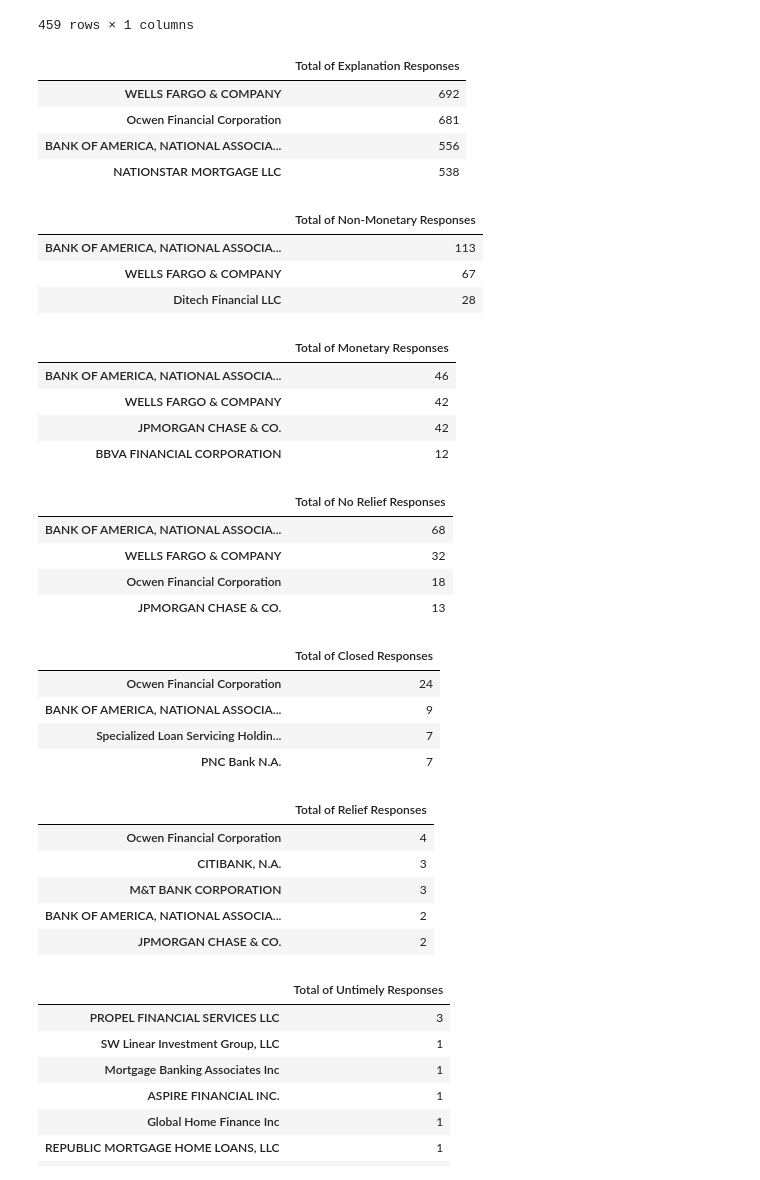
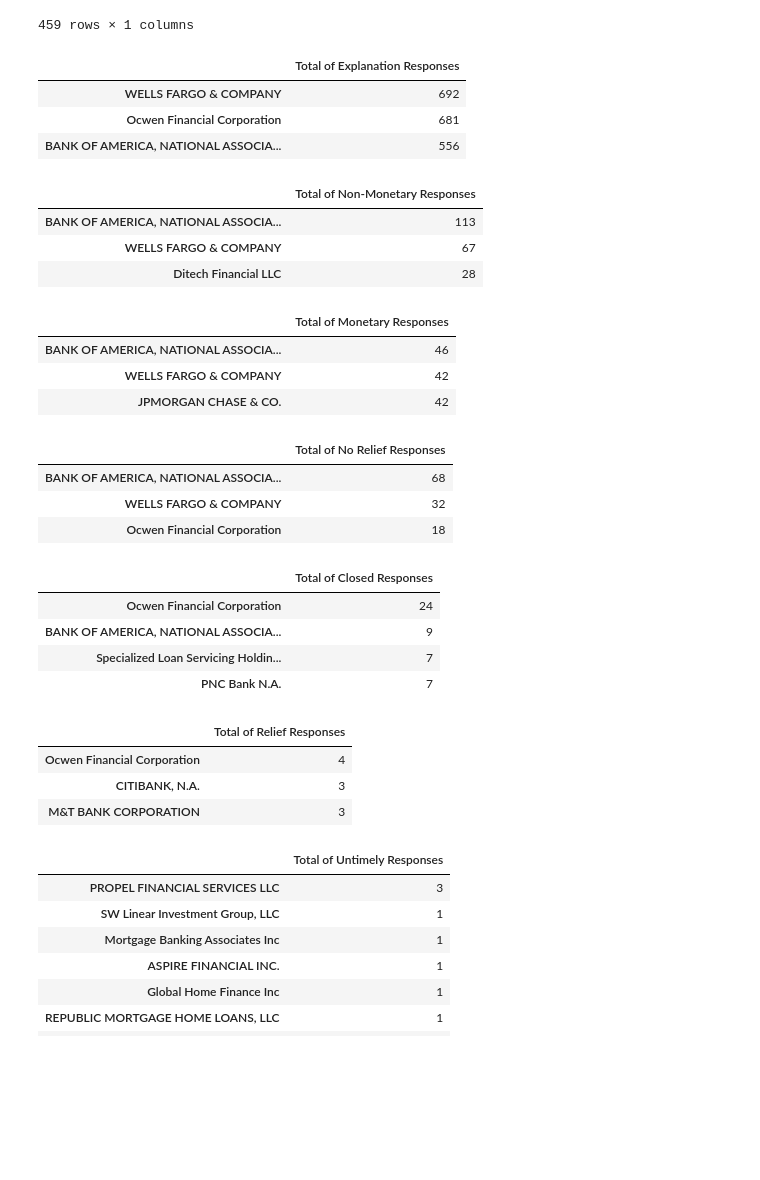
Before and after one commit to carlosvalenciano/Customer-Complaints, a Jupyter notebook: customercomplaints.ipynb, the cells around one changed output. Cells and saved outputs as stored; diff of their text form; code cells hidden in the pictures; blank space fills up the shorter version.

```diff
--- a/customercomplaints.ipynb
+++ b/customercomplaints.ipynb
@@ -57,3 +55,10 @@ Southern Star Capital, L.L.C.              1
 Landmark Mortgage LLC                      1
 JLM R.E. INVESTMENTS                       1
 Name: Company, Length: 301, dtype: int64
+# %%
+# Create a variable to hold value counts of total responses per company will result same value as above
+total_closed = consumer_data['Company'].value_counts()
+# %%
+# Added column to data frame to include the amount of TOTAL responses per company
+consumer_data["Total Closed Responses"] = consumer_data['Company'].map(total_closed)
+consumer_data
@@ -121,7 +200,7 @@ complaints_df = consumer_data.groupby('Company response to consumer')['Company']
 explanation_df = complaints_df.get_group('Closed with explanation').value_counts()
 explanation_df = pd.DataFrame(explanation_df)
 explanation_df = explanation_df.rename(columns= {"Company": "Total of Explanation Responses"})
-exp_top_df = explanation_df.loc[explanation_df['Total of Explanation Responses']>500]
+exp_top_df = explanation_df.loc[explanation_df['Total of Explanation Responses']>550]
 exp_top_df = pd.DataFrame(exp_top_df)
 exp_top_df
 # %% [output]
@@ -129,7 +208,6 @@ exp_top_df
 | WELLS FARGO & COMPANY | 692 |
 | Ocwen Financial Corporation | 681 |
 | BANK OF AMERICA, NATIONAL ASSOCIA... | 556 |
-| NATIONSTAR MORTGAGE LLC | 538 |
 # %%
 #This is to show the amount of responses closed with NON-MONETARY RELIEF top 3
 non_monetary_df = complaints_df.get_group('Closed with non-monetary relief').value_counts()
@@ -148,7 +226,7 @@ non_monetary_top_df
 monetary_df = complaints_df.get_group('Closed with monetary relief').value_counts()
 monetary_df = pd.DataFrame(monetary_df)
 monetary_df = monetary_df.rename(columns= {"Company": "Total of Monetary Responses"})
-monetary_top_df = monetary_df.loc[monetary_df['Total of Monetary Responses']>10]
+monetary_top_df = monetary_df.loc[monetary_df['Total of Monetary Responses']>40]
 monetary_top_df = pd.DataFrame(monetary_top_df)
 monetary_top_df
 # %% [output]
@@ -156,13 +234,12 @@ monetary_top_df
 | BANK OF AMERICA, NATIONAL ASSOCIA... | 46 |
 | WELLS FARGO & COMPANY | 42 |
 | JPMORGAN CHASE & CO. | 42 |
-| BBVA FINANCIAL CORPORATION | 12 |
 # %%
 #This is to show the amount of responses Closed without relief top 3
 no_relief_df = complaints_df.get_group('Closed without relief').value_counts()
 no_relief_df = pd.DataFrame(no_relief_df)
 no_relief_df = no_relief_df.rename(columns= {"Company": "Total of No Relief Responses"})
-no_relief_top_df = no_relief_df.loc[no_relief_df['Total of No Relief Responses']>10]
+no_relief_top_df = no_relief_df.loc[no_relief_df['Total of No Relief Responses']>15]
 no_relief_top_df = pd.DataFrame(no_relief_top_df)
 no_relief_top_df
 # %% [output]
@@ -170,7 +247,6 @@ no_relief_top_df
 | BANK OF AMERICA, NATIONAL ASSOCIA... | 68 |
 | WELLS FARGO & COMPANY | 32 |
 | Ocwen Financial Corporation | 18 |
-| JPMORGAN CHASE & CO. | 13 |
 # %%
 #This is to show the amount of responses Closed top 3
 closed_df = complaints_df.get_group('Closed').value_counts()
@@ -188,18 +264,16 @@ closedtop3_df
 # %%
 #This is to show the amount of responses Closed with relief top 3
 with_relief_df = complaints_df.get_group('Closed with relief').value_counts()
 with_relief_df = pd.DataFrame(with_relief_df)
 with_relief_df = with_relief_df.rename(columns= {"Company": "Total of Relief Responses"})
-relief_top_df = with_relief_df.loc[with_relief_df['Total of Relief Responses']>=2]
+relief_top_df = with_relief_df.loc[with_relief_df['Total of Relief Responses']>=3]
 relief_top_df = pd.DataFrame(relief_top_df)
 relief_top_df
 # %% [output]
 |  | Total of Relief Responses |
 | Ocwen Financial Corporation | 4 |
 | CITIBANK, N.A. | 3 |
 | M&T BANK CORPORATION | 3 |
-| BANK OF AMERICA, NATIONAL ASSOCIA... | 2 |
-| JPMORGAN CHASE & CO. | 2 |
 # %%
 #This is to show the amount of Untimely responses top 3
 untimely_df = complaints_df.get_group('Untimely response').value_counts()
```
Also changed, not shown: parts of 15 cells of this notebook, 6 other files.
